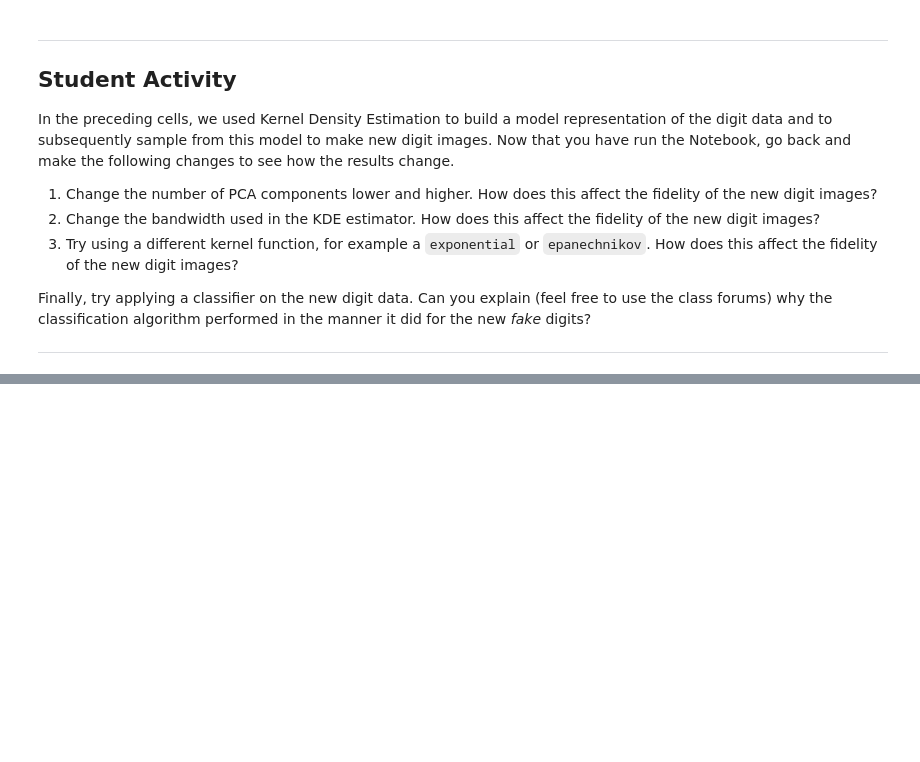
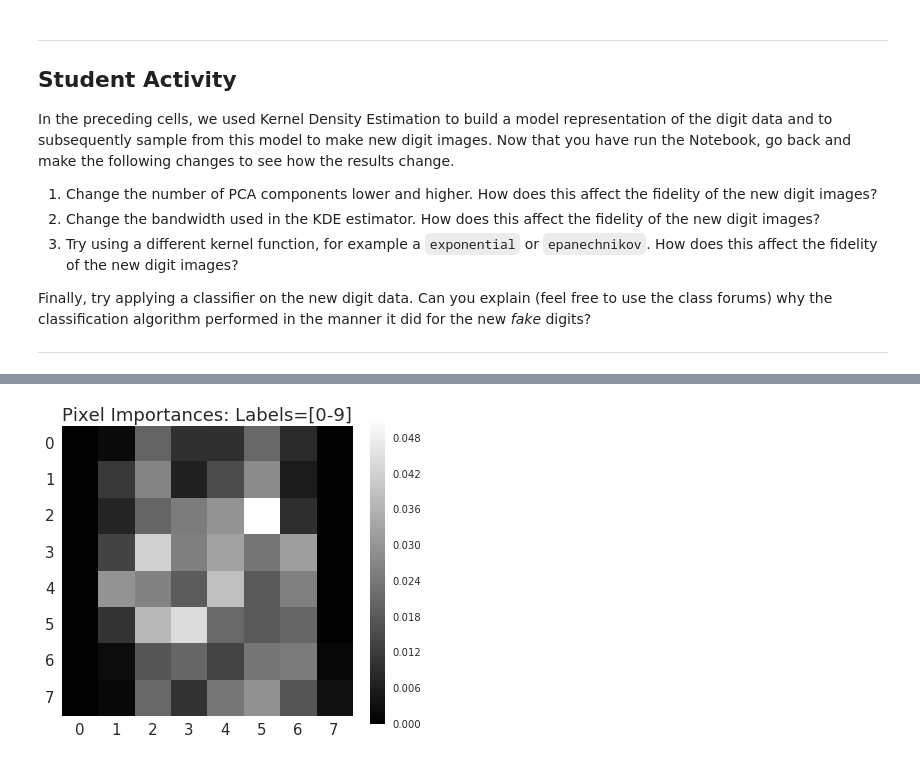
Before and after one commit to lcdm-uiuc/info490-sp16, a Jupyter notebook: Week6/notebooks/intro2pc.ipynb, the cells around one changed output, grey strips where cells are left out. Cells and saved outputs as stored; diff of their text form; code cells hidden in the pictures; blank space fills up the shorter version.

```diff
--- a/Week6/notebooks/intro2pc.ipynb
+++ b/Week6/notebooks/intro2pc.ipynb
@@ -623,0 +209,26 @@ algorithm performed in the  manner it did for the new _fake_ digits?
+# %%
+# We can restrict the classes (digit labels)
+# By default, we keep themn all 0-9
+minc = 0 ; maxc = 10
+mask = (y >= minc) & (y < maxc)  # Limit classes
+x = x[mask]
+y = y[mask]
+
+# Build Randomf Forest
+rfc = RandomForestClassifier(n_estimators=1000, max_features=8)
+rfc.fit(x, y)
+
+imptcs = rfc.feature_importances_
+imptcs = imptcs.reshape(images[0].shape)
+
+# Plot the result
+fig, axs = plt.subplots(figsize=(6.5, 5.5))
+sns.set(style='dark', font_scale=1.0)
+plt.gray()
+plt.imshow(imptcs, interpolation='nearest')
+plt.colorbar()
+sns.set(style='dark', font_scale=1.5)
+plt.title("Pixel Importances: Labels=[{0:d}-{1:d}]".format(minc, maxc-1))
+plt.show()
+# %% [output]
+[figure, added]
```
Also changed, not shown: parts of 46 cells of this notebook, 3 other files.
